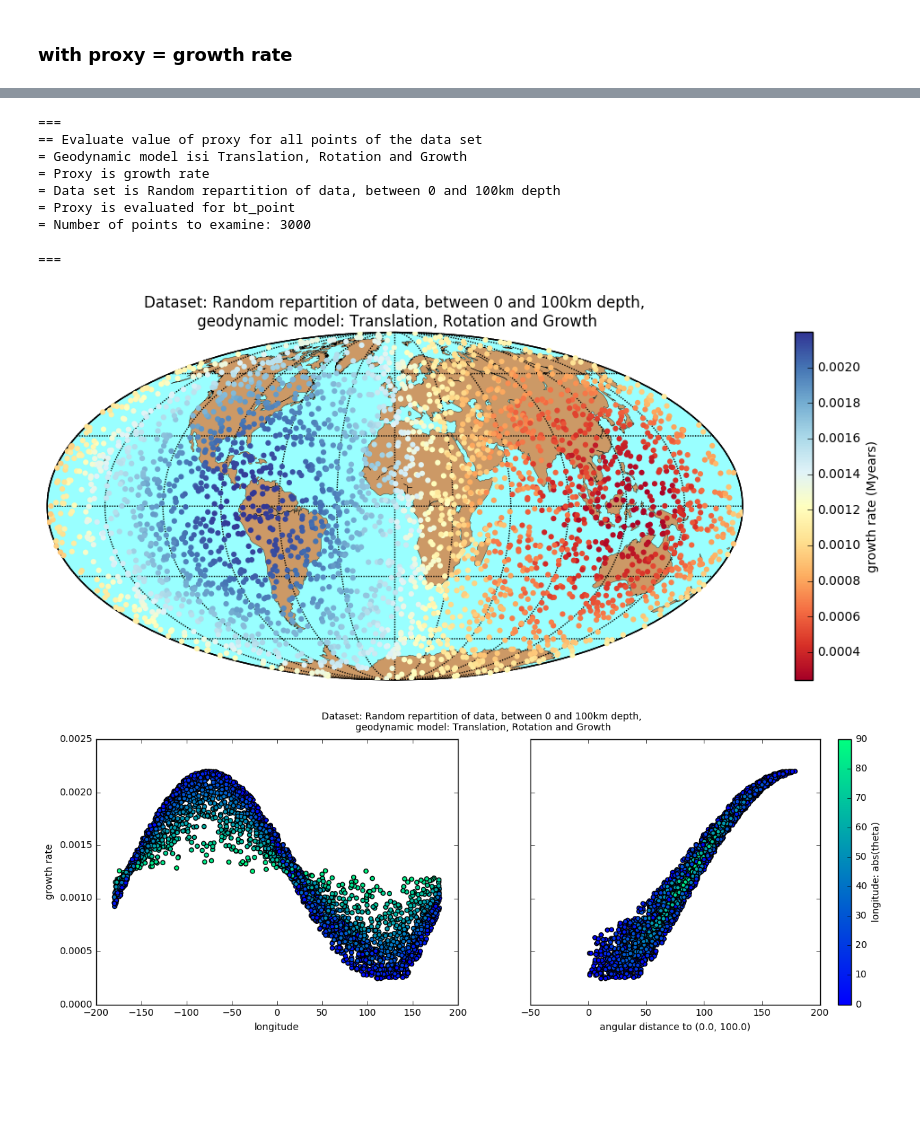
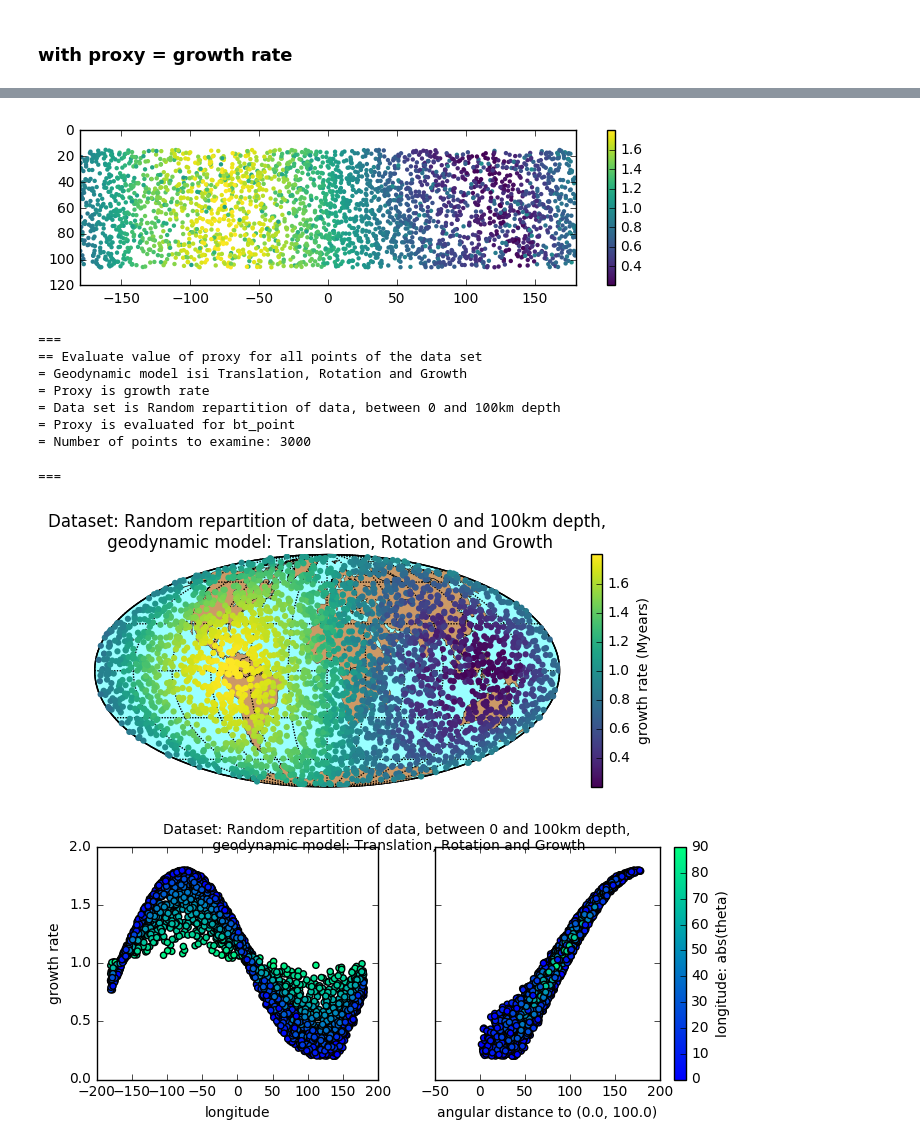
Before and after one commit to MarineLasbleis/GrowYourIC, a Jupyter notebook: SlowTranslationRotation.ipynb, the cells around one changed output, grey strips where cells are left out. Cells and saved outputs as stored; diff of their text form; code cells hidden in the pictures; blank space fills up the shorter version.

```diff
--- a/SlowTranslationRotation.ipynb
+++ b/SlowTranslationRotation.ipynb
@@ -14,7 +14,8 @@ import geodyn, geodyn_trg, geodyn_static
 import plot_data
 import data
 
-plt.rcParams['figure.figsize'] = (15.0, 5.0) #size of figures
+plt.rcParams['figure.figsize'] = (8.0, 3.0) # (15.0, 5.0) #size of figures
+cm = plt.cm.get_cmap('viridis')
 # %% [markdown]
 To model Aubert version, where one side is growing at lower rate than the other side.
 
@@ -98,7 +99,6 @@ dist = positions.angular_distance_to_point(t, p, *velocity_center)
 
 ## map
 m, fig = plot_data.setting_map()
-cm = plt.cm.get_cmap('RdYlBu')
 x, y = m(p, t)
 sc = m.scatter(x, y, c=proxy_random, zorder=10, cmap=cm, edgecolors='none')
 plt.title("Dataset: {},\n geodynamic model: {}".format(data_set_random.name, geodynModel.name))
@@ -132,43 +177,49 @@ cbar.set_label("longitude: abs(theta)")
+# %%
+fig, ax = plt.subplots(figsize=(8, 2))
+sc=ax.scatter(p,rICB_dim*(1.-r), c=proxy_random, s=10,cmap=cm, linewidth=0)
+ax.set_ylim(-0,120)
+fig.gca().invert_yaxis()
+ax.set_xlim(-180,180)
+cbar = fig.colorbar(sc)
+
+fig.savefig("figures/depth_slow-translation-rot_random.pdf", bbox_inches='tight')
+# %% [output]
+[figure, added]
 # %%
-# random data set
-data_set_random = data.RandomData(3000)
-data_set_random.method = "bt_point"
-
 proxy_random = geodyn.evaluate_proxy(data_set_random, geodynModel, proxy_type="growth rate", verbose=False)
 r, t, p = data_set_random.extract_rtp("bottom_turning_point")
 dist = positions.angular_distance_to_point(t, p, *velocity_center)
 
 ## map
 m, fig = plot_data.setting_map()
-cm = plt.cm.get_cmap('RdYlBu')
 x, y = m(p, t)
 sc = m.scatter(x, y, c=proxy_random, zorder=10, cmap=cm, edgecolors='none')
 plt.title("Dataset: {},\n geodynamic model: {}".format(data_set_random.name, geodynModel.name))
 cbar = plt.colorbar(sc)
 cbar.set_label("growth rate (Myears)")
 fig.savefig("figures/map_slow-translation_random.pdf", bbox_inches='tight')
 
 ## phi and distance plots
 fig, ax = plt.subplots(1,2, sharey=True)
 cm2 = plt.cm.get_cmap('winter')
 sc1 = ax[0].scatter(p, proxy_random, c=abs(t), cmap=cm2, vmin =-0, vmax =90)
 ax[0].set_xlabel("longitude")
 ax[0].set_ylabel("growth rate")
 sc2 = ax[1].scatter(dist, proxy_random, c=abs(t), cmap=cm2, vmin=-0, vmax =90)
 ax[1].set_xlabel("angular distance to ({}, {})".format(*velocity_center))
 fig.suptitle("Dataset: {},\n geodynamic model: {}".format(data_set_random.name, geodynModel.name))
 cbar = fig.colorbar(sc2)
 cbar.set_label("longitude: abs(theta)")
-ax[0].set_ylim([0., 2.5e-3])
+#ax[0].set_ylim([0., 2.5e-3])
 fig.savefig("figures/dist_slow-translation_random.pdf", bbox_inches='tight')
 # %% [output]
 ===
 == Evaluate value of proxy for all points of the data set
 = Geodynamic model isi Translation, Rotation and Growth
 = Proxy is growth rate
 = Data set is Random repartition of data, between 0 and 100km depth
 = Proxy is evaluated for bt_point
 = Number of points to examine: 3000
 ===
-[figure, old version]
+[figure, new version]
-[figure, old version]
+[figure, new version]
```
Also changed, not shown: parts of 8 cells of this notebook, 3 other files.
